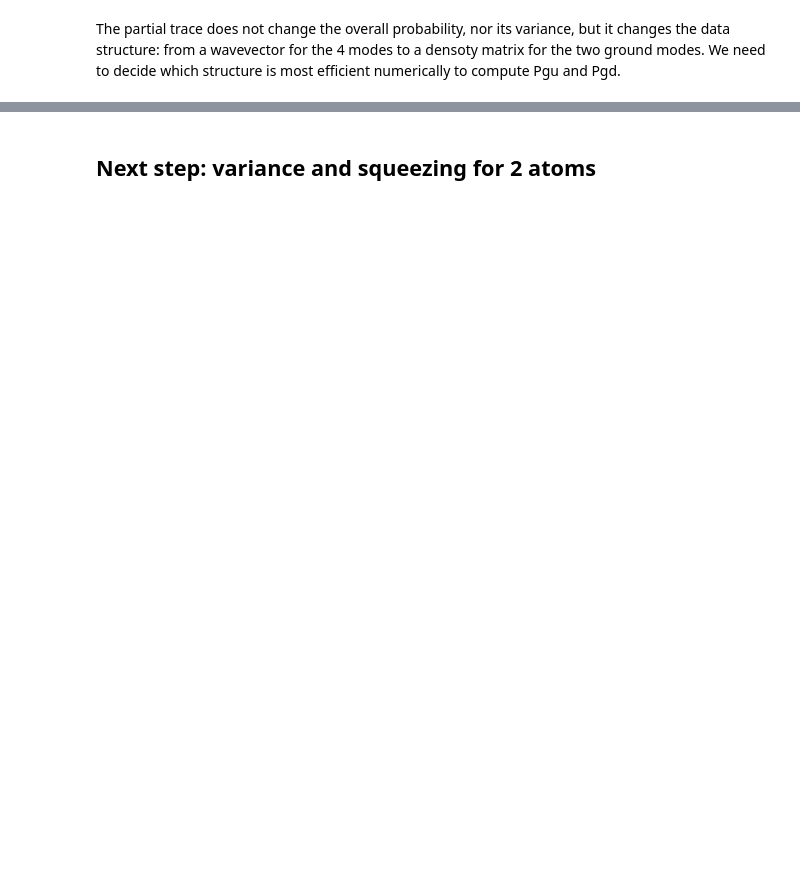
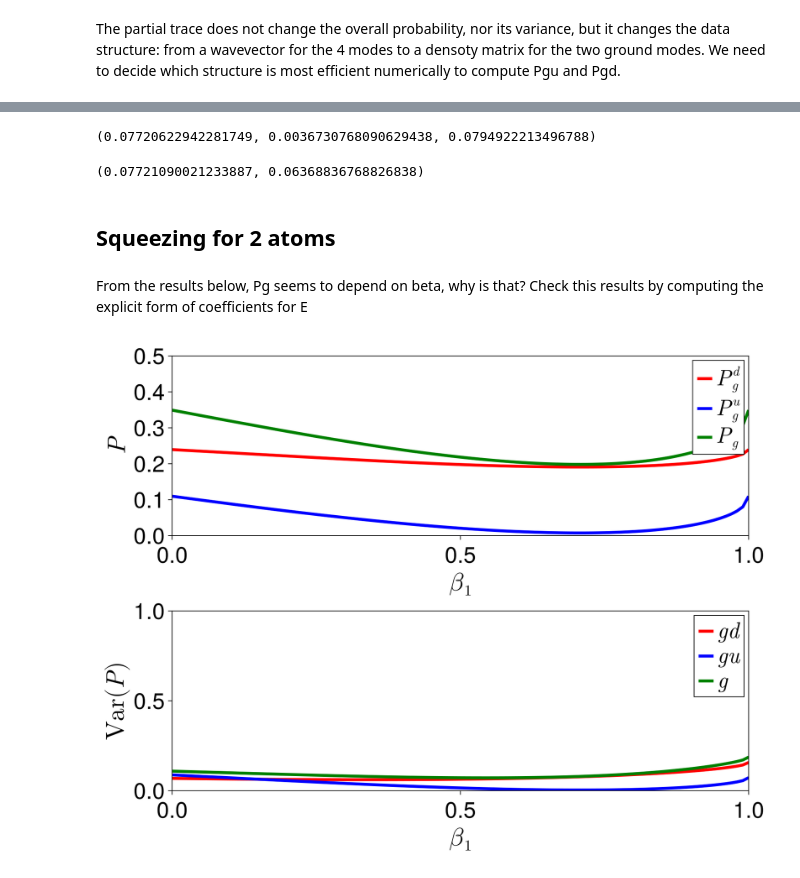
Before and after one commit to Dario-Maglio/QSqueeG, a Jupyter notebook: examples/notebook_squeezeG_01.ipynb, the cells around one changed output, grey strips where cells are left out. Drawn from its saved outputs; the diff is of its cells as text; code cells hidden in the pictures; blank space fills up the shorter version.

Commit message:
added effect of squeezing in a new subsection

```diff
--- a/examples/notebook_squeezeG_01.ipynb
+++ b/examples/notebook_squeezeG_01.ipynb
@@ -341,2 +349,23 @@ Psingledg, PgdM, Psingleug, PguM
+# %%
+#variance of number of atoms in ground
+#compare this from binomial distribution with p, (1-p)!
+
+VarPgd = (4*abs2(E2dg) + abs2(E1dg1ug) + abs2(E1dg1de) + abs2(E1dg1ue))/4 - Pgd^2
+VarPgu = (4*abs2(E2ug) + abs2(E1dg1ug) + abs2(E1ug1ue) + abs2(E1de1ug))/4 - Pgu^2
+VarPg = (4*abs2(E2dg) + 4*abs2(E2ug) + 4*abs2(E1dg1ug) + abs2(E1dg1de) + abs2(E1dg1ue) + abs2(E1ug1ue) + abs2(E1de1ug))/4-Pg^2
+
+VarPgd, VarPgu, VarPg
+# %% [output]
+(0.07720622942281749, 0.0036730768090629438, 0.0794922213496788)
+# %%
+#with binomial:
+p = Psingledg
+Varsingledg = (4*p*p+2*p*(1-p))/4-p^2
+Varsingledg, VarPgd #comparison ok
+# %% [output]
+(0.07721090021233887, 0.06368836768826838)
 # %% [markdown]
-## Next step: variance and squeezing  for 2 atoms
+## Squeezing  for 2 atoms
+# %% [markdown]
+From the results below, Pg seems to depend on beta, why is that?
+Check this results by computing the explicit form of coefficients for E
@@ -342,0 +451,29 @@ Psingledg, PgdM, Psingleug, PguM
+# %%
+#plot the results
+
+f = Figure(font="Helvetica", figure_padding=(10, 26, 10, 24), size=(900, 700), backgroundcolor=:white, fontsize=30, tickfontsize=30)
+ax1 = Axis(f[1, 1], xlabel= L"\beta_1", ylabel=L"P", xlabelsize=34, ylabelsize=34, xgridvisible = false, ygridvisible = false)
+ax2 = Axis(f[2, 1], xlabel= L"\beta_1", ylabel=L"\mathrm{Var} ( P )", xlabelsize=34, ylabelsize=34, xgridvisible = false, ygridvisible = false)
+
+
+lines!(ax1, les_beta1, lesPgd; linewidth=4, label=L"P_{g}^{d}", color = :red)
+lines!(ax1, les_beta1, lesPgu; linewidth=4, label=L"P_{g}^{u}", color = :blue)
+lines!(ax1, les_beta1, lesPg; linewidth=4, label=L"P_{g}", color = :green)
+lines!(ax2, les_beta1, lesVarPgd; linewidth=4, label=L"gd", color = :red)
+lines!(ax2, les_beta1, lesVarPgu; linewidth=4, label=L"gu", color = :blue)
+lines!(ax2, les_beta1, lesVarPg; linewidth=4, label=L"g", color = :green)
+
+axislegend(ax1, position = :rt)
+axislegend(ax2, position = :rt)
+
+limits!(ax1, 0, 1, 0, 0.5)
+limits!(ax2, 0, 1, 0, 1)
+
+f1 = current_figure()
+#for saving the figure, change path and name
+# pathF = "C:/Users/trifa/OneDrive/Documents/papers/Little_cats/Figures"
+# name = "C_vs_t_EDvL_unif2D_N$(N)_S$(S)"
+# save("$pathF/$name.png", f1)
+f1
+# %% [output]
+[figure, added]
```
Also changed, not shown: parts of 12 cells of this notebook.
